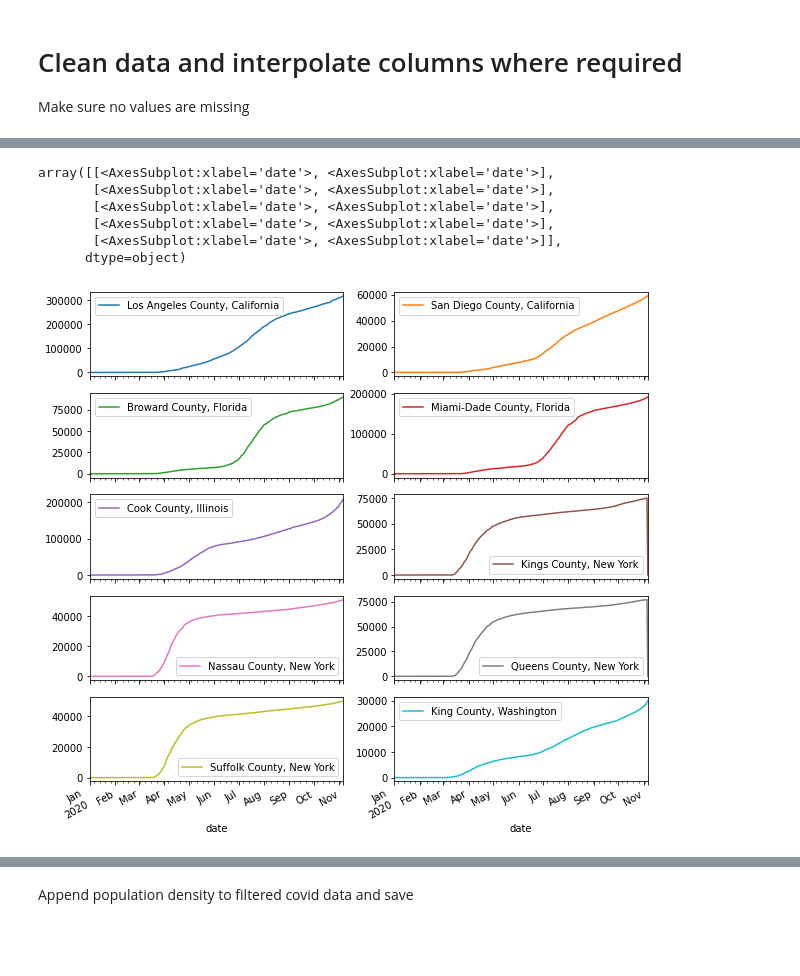
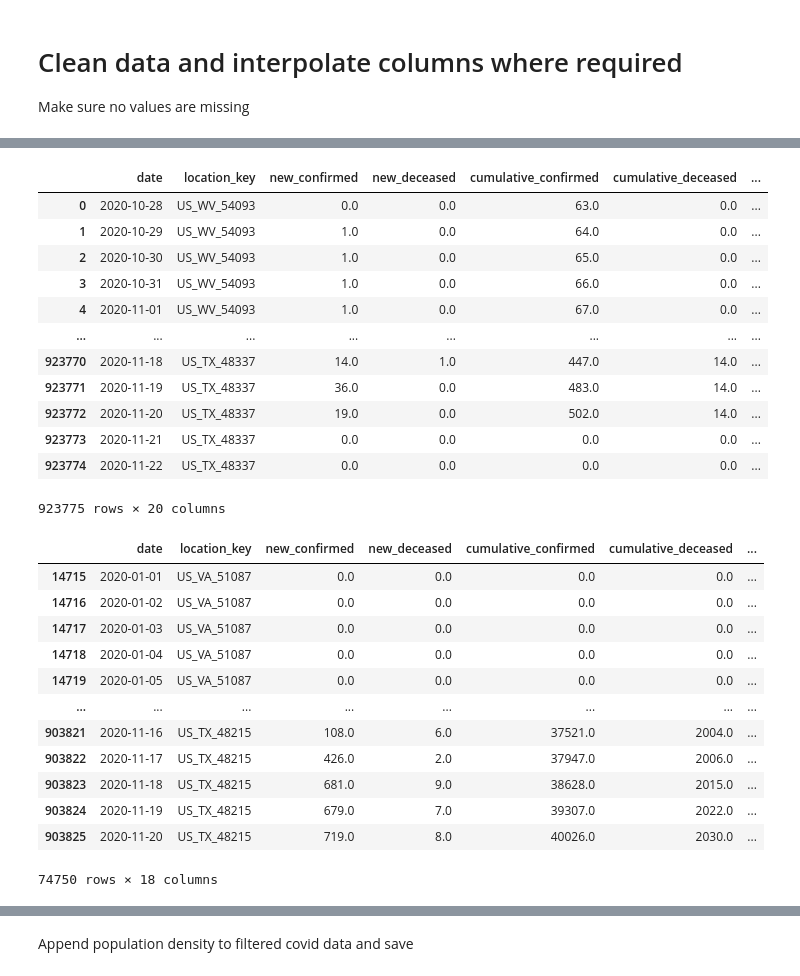
Before and after one commit to williamGlazer/ProjectX, a Jupyter notebook: notebooks/usa/usa_covid.ipynb, the cells around one changed output, grey strips where cells are left out. Drawn from its saved outputs; the diff is of its cells as text; code cells hidden in the pictures; blank space fills up the shorter version.

```diff
--- a/notebooks/usa/usa_covid.ipynb
+++ b/notebooks/usa/usa_covid.ipynb
@@ -117,19 +133,51 @@ memory usage: 138.6+ MB
+# %%
+df_dens = pd.read_csv("../../data/covid/USA_Population_Density.csv")
+df_dens = df_dens.astype({"ID":str})
+df = pd.merge(df, df_dens, how="inner", left_on=['County_ID'], right_on=['ID'])
+df = df[df.columns.drop(["OBJECTID","ID","NAME","ST_ABBREV","LANDAREA"])]
+df
+# %% [output]
+|  | date | location_key | new_confirmed | new_deceased | cumulative_confirmed | cumulative_deceased | ... |
+| 0 | 2020-10-28 | US_WV_54093 | 0.0 | 0.0 | 63.0 | 0.0 | ... |
+| 1 | 2020-10-29 | US_WV_54093 | 1.0 | 0.0 | 64.0 | 0.0 | ... |
+| 2 | 2020-10-30 | US_WV_54093 | 1.0 | 0.0 | 65.0 | 0.0 | ... |
+| 3 | 2020-10-31 | US_WV_54093 | 1.0 | 0.0 | 66.0 | 0.0 | ... |
+| 4 | 2020-11-01 | US_WV_54093 | 1.0 | 0.0 | 67.0 | 0.0 | ... |
+| ... | ... | ... | ... | ... | ... | ... | ... |
+| 923770 | 2020-11-18 | US_TX_48337 | 14.0 | 1.0 | 447.0 | 14.0 | ... |
+| 923771 | 2020-11-19 | US_TX_48337 | 36.0 | 0.0 | 483.0 | 14.0 | ... |
+| 923772 | 2020-11-20 | US_TX_48337 | 19.0 | 0.0 | 502.0 | 14.0 | ... |
+| 923773 | 2020-11-21 | US_TX_48337 | 0.0 | 0.0 | 0.0 | 0.0 | ... |
+| 923774 | 2020-11-22 | US_TX_48337 | 0.0 | 0.0 | 0.0 | 0.0 | ... |
+923775 rows × 20 columns
 # %%
 # grouped = df_filt.groupby(['location_key']).filter(lambda x : x['new_confirmed'].count() > 200)
-num=10
-top=df[df['new_confirmed']>25].groupby('location_key').agg({'date' : np.size}).sort_values('date',ascending=False)[0:num]
-df_filt = df[df['location_key'].isin(top.index)].fillna(0)
+#num=200
+#top=df[df['new_confirmed']>25].groupby('location_key').agg({'date' : np.size}).sort_values('date',ascending=False)[0:num]
+#df_filt = df[df['location_key'].isin(top.index)].fillna(0)
 
-majorcounties = df_filt.pivot(index="date",columns="location_key", values="cumulative_confirmed")
-majorcounties = majorcounties.drop(majorcounties.tail(2).index)
-majorcounties.columns = [codeToName(x) for x in majorcounties.columns]
+# Urban here means non-rural, defined by the Census Bureau as areas with less than 500 people per square mile or less than 2500 people
+# https://www.ers.usda.gov/topics/rural-economy-population/rural-classifications/what-is-rural/
+df_filt = df[df["TOTPOP_CY"]>2500]
+df_filt = df_filt[df_filt["POPDENS_CY"]>500]
+df_filt = df_filt[df_filt["date"] < "2020-11-21"] # Remove last 2 days
+df_filt = df_filt[df_filt.columns.drop(["TOTPOP_CY","POPDENS_CY"])] # We don't need these measures anymore
+df_filt
+# majorcounties = df_filt.pivot(index="date",columns="location_key", values="cumulative_confirmed")
+# majorcounties = majorcounties.drop(majorcounties.tail(2).index)
 
-majorcounties.plot(subplots=True,layout=(num//2,2),figsize=(10,num))
+# majorcounties.plot(subplots=True,layout=(num//2,2),figsize=(10,num))
 # %% [output]
+|  | date | location_key | new_confirmed | new_deceased | cumulative_confirmed | cumulative_deceased | ... |
+| 14715 | 2020-01-01 | US_VA_51087 | 0.0 | 0.0 | 0.0 | 0.0 | ... |
+| 14716 | 2020-01-02 | US_VA_51087 | 0.0 | 0.0 | 0.0 | 0.0 | ... |
+| 14717 | 2020-01-03 | US_VA_51087 | 0.0 | 0.0 | 0.0 | 0.0 | ... |
+| 14718 | 2020-01-04 | US_VA_51087 | 0.0 | 0.0 | 0.0 | 0.0 | ... |
+| 14719 | 2020-01-05 | US_VA_51087 | 0.0 | 0.0 | 0.0 | 0.0 | ... |
+| ... | ... | ... | ... | ... | ... | ... | ... |
+| 903821 | 2020-11-16 | US_TX_48215 | 108.0 | 6.0 | 37521.0 | 2004.0 | ... |
+| 903822 | 2020-11-17 | US_TX_48215 | 426.0 | 2.0 | 37947.0 | 2006.0 | ... |
+| 903823 | 2020-11-18 | US_TX_48215 | 681.0 | 9.0 | 38628.0 | 2015.0 | ... |
+| 903824 | 2020-11-19 | US_TX_48215 | 679.0 | 7.0 | 39307.0 | 2022.0 | ... |
+| 903825 | 2020-11-20 | US_TX_48215 | 719.0 | 8.0 | 40026.0 | 2030.0 | ... |
-array([[<AxesSubplot:xlabel='date'>, <AxesSubplot:xlabel='date'>],
-       [<AxesSubplot:xlabel='date'>, <AxesSubplot:xlabel='date'>],
-       [<AxesSubplot:xlabel='date'>, <AxesSubplot:xlabel='date'>],
-       [<AxesSubplot:xlabel='date'>, <AxesSubplot:xlabel='date'>],
-       [<AxesSubplot:xlabel='date'>, <AxesSubplot:xlabel='date'>]],
-      dtype=object)
+74750 rows × 18 columns
-[figure, removed]
```
Also changed, not shown: parts of 17 cells of this notebook, 4 other files.
